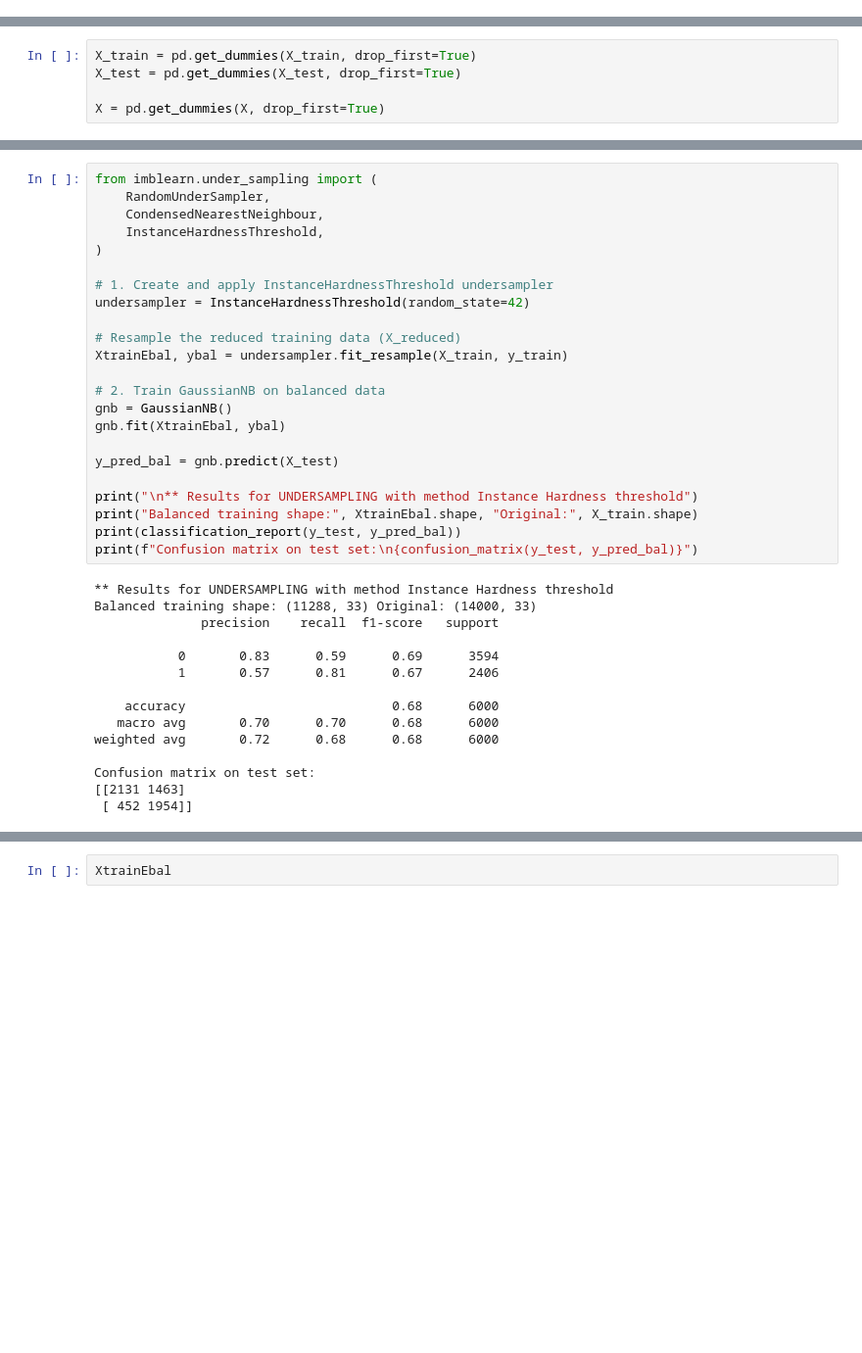
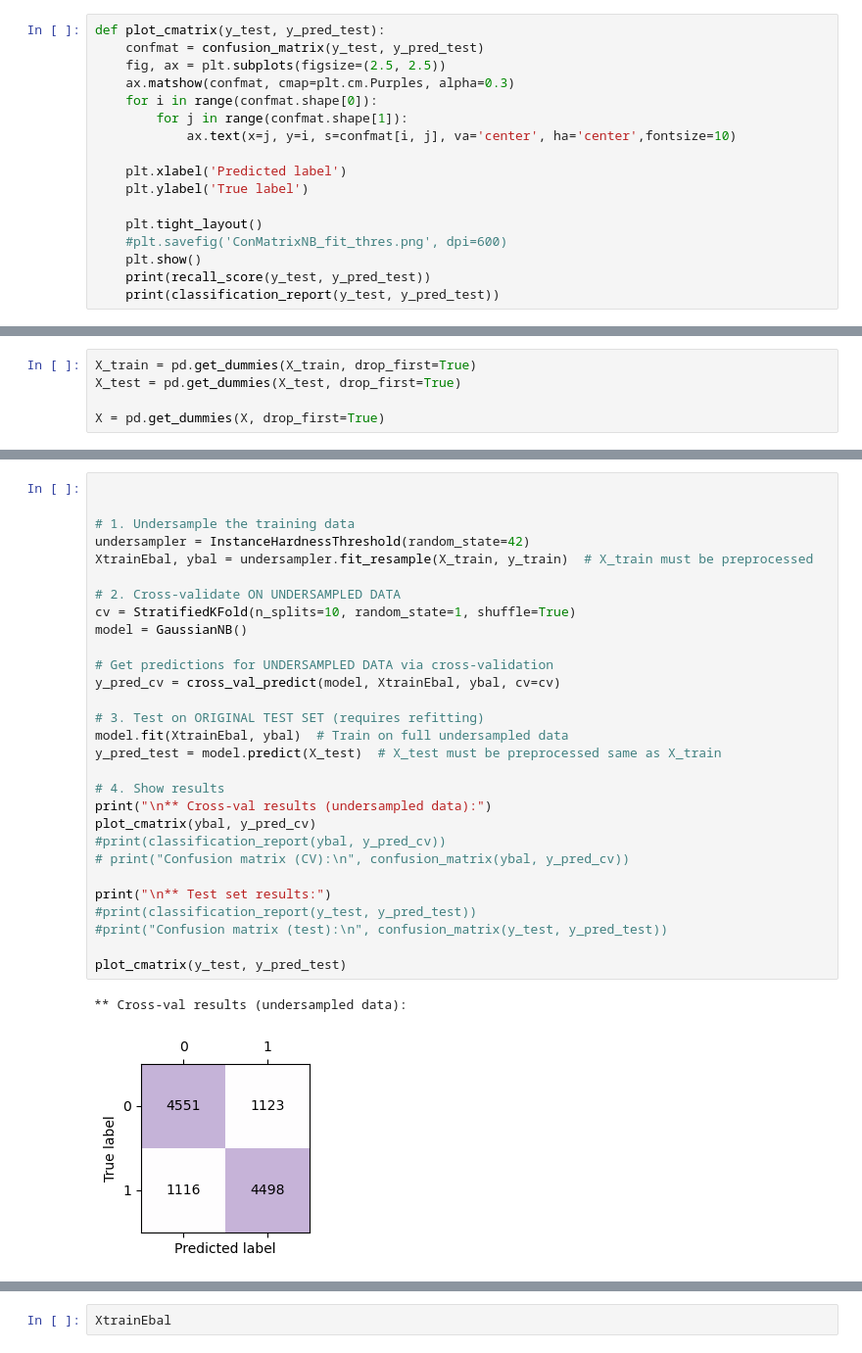
Before and after one commit to alexlafuente/heart_attack_prediction_md, a Jupyter notebook: Preprocessing(balancing_preparation_feature_selection).ipynb, the cells around one changed output, grey strips where cells are left out. Shown at 98% size. Cells and saved outputs as stored; diff of their text form; blank space fills up the shorter version.

```diff
--- a/Preprocessing(balancing_preparation_feature_selection).ipynb
+++ b/Preprocessing(balancing_preparation_feature_selection).ipynb
@@ -56,3 +37,20 @@ import numpy as np
+# %%
+def plot_cmatrix(y_test, y_pred_test):
+    confmat = confusion_matrix(y_test, y_pred_test)
+    fig, ax = plt.subplots(figsize=(2.5, 2.5))
+    ax.matshow(confmat, cmap=plt.cm.Purples, alpha=0.3)
+    for i in range(confmat.shape[0]):
+        for j in range(confmat.shape[1]):
+            ax.text(x=j, y=i, s=confmat[i, j], va='center', ha='center',fontsize=10)
+
+    plt.xlabel('Predicted label')
+    plt.ylabel('True label')
+
+    plt.tight_layout()
+    #plt.savefig('ConMatrixNB_fit_thres.png', dpi=600)
+    plt.show()
+    print(recall_score(y_test, y_pred_test))
+    print(classification_report(y_test, y_pred_test))
 # %%
 # Load data
 full_data = pd.read_csv("heart_attack_prediction_indonesia.csv",
@@ -202,38 +202,32 @@ X = pd.get_dummies(X, drop_first=True)
 # %%
-from imblearn.under_sampling import (
-    RandomUnderSampler,
-    CondensedNearestNeighbour,
-    InstanceHardnessThreshold,
-)
 
-# 1. Create and apply InstanceHardnessThreshold undersampler
+
+# 1. Undersample the training data
 undersampler = InstanceHardnessThreshold(random_state=42)
+XtrainEbal, ybal = undersampler.fit_resample(X_train, y_train)  # X_train must be preprocessed
 
-# Resample the reduced training data (X_reduced)
-XtrainEbal, ybal = undersampler.fit_resample(X_train, y_train)
+# 2. Cross-validate ON UNDERSAMPLED DATA
+cv = StratifiedKFold(n_splits=10, random_state=1, shuffle=True)
+model = GaussianNB()
 
-# 2. Train GaussianNB on balanced data
-gnb = GaussianNB()
-gnb.fit(XtrainEbal, ybal)
+# Get predictions for UNDERSAMPLED DATA via cross-validation
+y_pred_cv = cross_val_predict(model, XtrainEbal, ybal, cv=cv)
 
-y_pred_bal = gnb.predict(X_test)
+# 3. Test on ORIGINAL TEST SET (requires refitting)
+model.fit(XtrainEbal, ybal)  # Train on full undersampled data
+y_pred_test = model.predict(X_test)  # X_test must be preprocessed same as X_train
 
-print("\n** Results for UNDERSAMPLING with method Instance Hardness threshold")
-print("Balanced training shape:", XtrainEbal.shape, "Original:", X_train.shape)
-print(classification_report(y_test, y_pred_bal))
-print(f"Confusion matrix on test set:\n{confusion_matrix(y_test, y_pred_bal)}")
+# 4. Show results
+print("\n** Cross-val results (undersampled data):")
+plot_cmatrix(ybal, y_pred_cv)
+#print(classification_report(ybal, y_pred_cv))
+# print("Confusion matrix (CV):\n", confusion_matrix(ybal, y_pred_cv))
+
+print("\n** Test set results:")
+#print(classification_report(y_test, y_pred_test))
+#print("Confusion matrix (test):\n", confusion_matrix(y_test, y_pred_test))
+
+plot_cmatrix(y_test, y_pred_test)
 # %% [output]
-** Results for UNDERSAMPLING with method Instance Hardness threshold
-Balanced training shape: (11288, 33) Original: (14000, 33)
-              precision    recall  f1-score   support
-
-           0       0.83      0.59      0.69      3594
-           1       0.57      0.81      0.67      2406
-
-    accuracy                           0.68      6000
-   macro avg       0.70      0.70      0.68      6000
-weighted avg       0.72      0.68      0.68      6000
-
-Confusion matrix on test set:
-[[2131 1463]
- [ 452 1954]]
+** Cross-val results (undersampled data):
+[figure, added]
```
Also changed, not shown: parts of 19 cells of this notebook.
